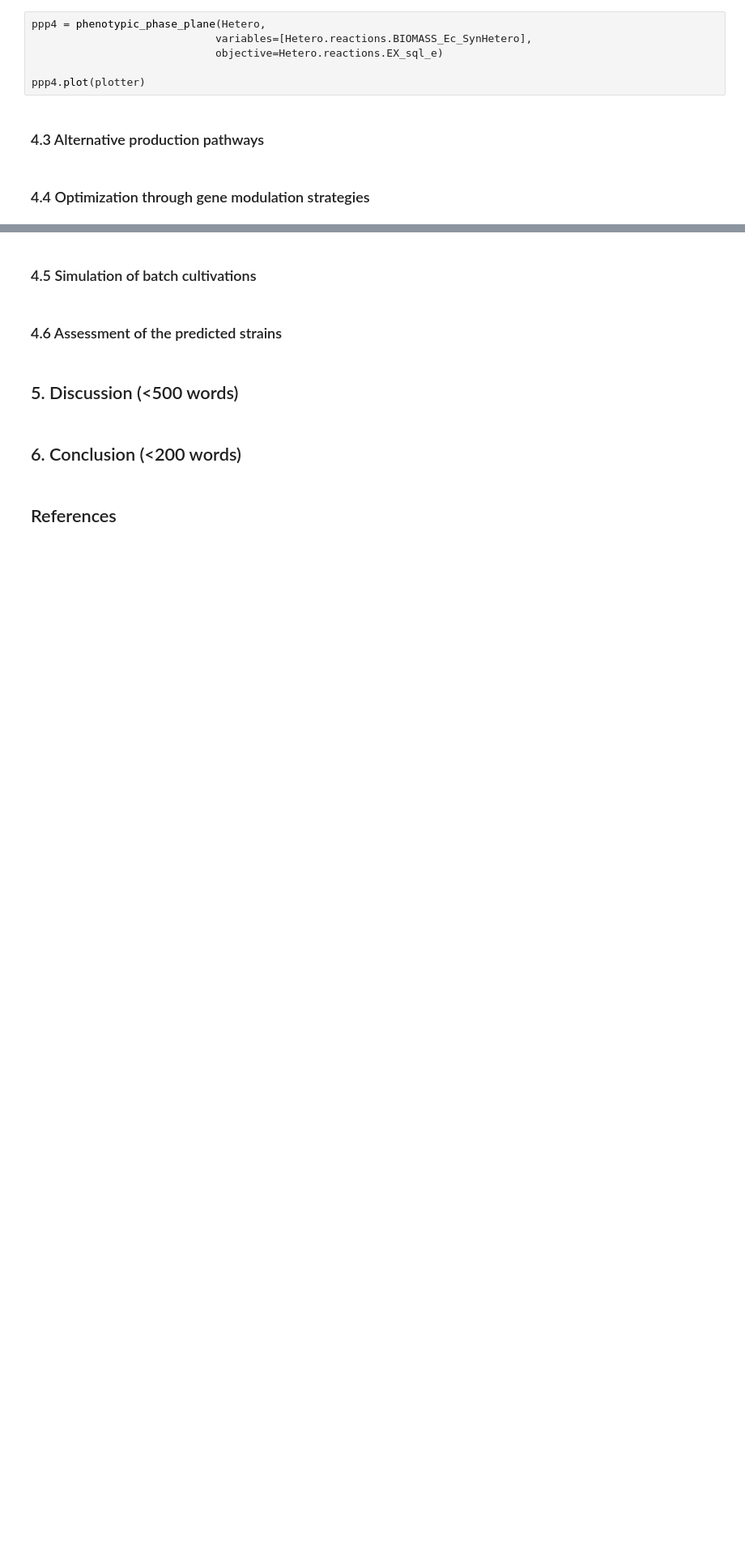
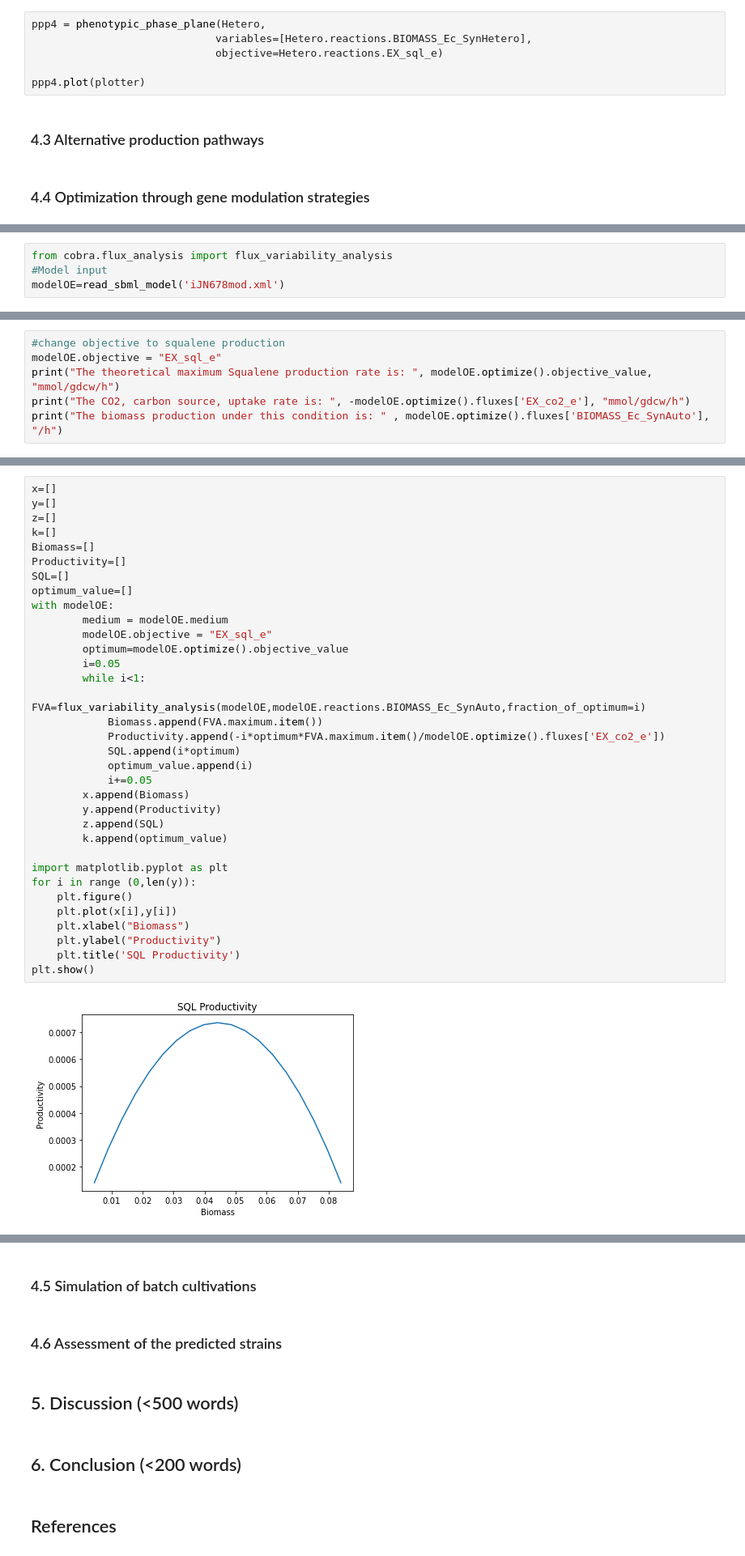
Before and after one commit to 27410/27410-group-assigment-group18_squalene_production, a Jupyter notebook: Report.ipynb, the cells around one changed output, grey strips where cells are left out. Shown at 81% size. Drawn from its saved outputs; the diff is of its cells as text; blank space fills up the shorter version.

```diff
--- a/Report.ipynb
+++ b/Report.ipynb
@@ -265,0 +267,4 @@ ppp4.plot(plotter)
+# %%
+from cobra.flux_analysis import flux_variability_analysis
+#Model input
+modelOE=read_sbml_model('iJN678mod.xml')
@@ -265,0 +297,6 @@ ppp4.plot(plotter)
+# %%
+#change objective to squalene production
+modelOE.objective = "EX_sql_e"
+print("The theoretical maximum Squalene production rate is: ", modelOE.optimize().objective_value, "mmol/gdcw/h")
+print("The CO2, carbon source, uptake rate is: ", -modelOE.optimize().fluxes['EX_co2_e'], "mmol/gdcw/h")
+print("The biomass production under this condition is: " , modelOE.optimize().fluxes['BIOMASS_Ec_SynAuto'], "/h")
@@ -265,0 +324,36 @@ ppp4.plot(plotter)
+# %%
+x=[]
+y=[]
+z=[]
+k=[]
+Biomass=[]
+Productivity=[]
+SQL=[]
+optimum_value=[]
+with modelOE:
+        medium = modelOE.medium
+        modelOE.objective = "EX_sql_e"
+        optimum=modelOE.optimize().objective_value
+        i=0.05
+        while i<1:
+            FVA=flux_variability_analysis(modelOE,modelOE.reactions.BIOMASS_Ec_SynAuto,fraction_of_optimum=i)
+            Biomass.append(FVA.maximum.item())
+            Productivity.append(-i*optimum*FVA.maximum.item()/modelOE.optimize().fluxes['EX_co2_e'])
+            SQL.append(i*optimum)
+            optimum_value.append(i)
+            i+=0.05
+        x.append(Biomass)
+        y.append(Productivity)
+        z.append(SQL)
+        k.append(optimum_value)
+
+import matplotlib.pyplot as plt
+for i in range (0,len(y)):
+    plt.figure()
+    plt.plot(x[i],y[i])
+    plt.xlabel("Biomass")
+    plt.ylabel("Productivity")
+    plt.title('SQL Productivity')
+plt.show()
+# %% [output]
+[figure, added]
```
Also changed, not shown: parts of 10 cells of this notebook, 2 other files.
